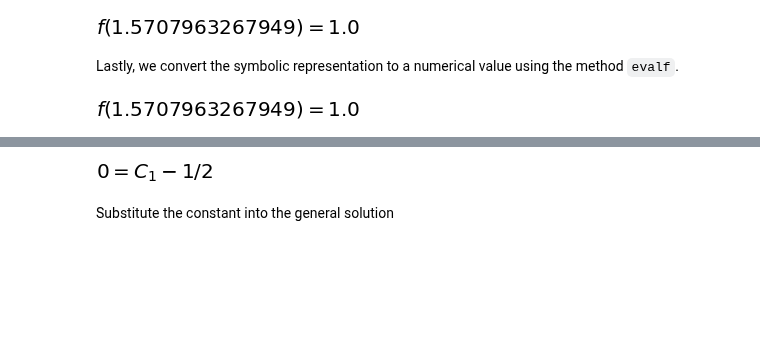
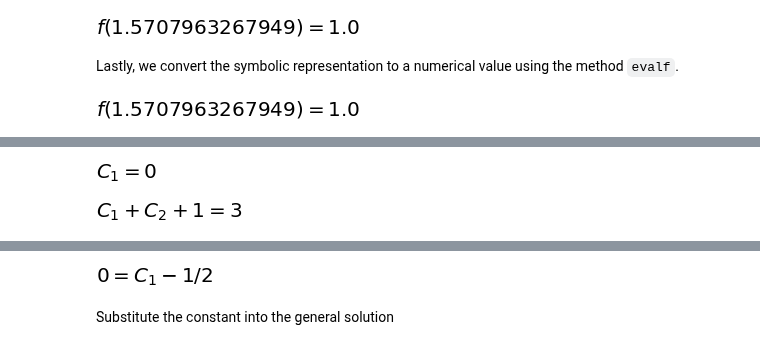
Before and after one commit to vongvanicht/Intro_to_Python, a Jupyter notebook: 08_DifferentialEquations.ipynb, the cells around one changed output, grey strips where cells are left out. Saved outputs shown, nothing was run; the diff lists cells and outputs as text; code cells hidden in the pictures; blank space fills up the shorter version.

```diff
--- a/08_DifferentialEquations.ipynb
+++ b/08_DifferentialEquations.ipynb
@@ -679,0 +711,11 @@ display(spec_sol.evalf())
+# %%
+cnd0 = sy.Eq(gen_sol.rhs.subs(x, 0), 0)           # f(0) = 0
+
+cnd1 = sy.Eq(gen_sol.rhs.subs(x, 1), 3)           # f(1) = 3
+
+#cnd1 = sy.Eq(gen_sol.rhs.diff(x).subs(x, 1), 6)  # f'(1) = 6
+
+display(cnd0, cnd1)
+# %% [output]
+[figure, added]
+[figure, added]
```
Also changed, not shown: parts of 31 cells of this notebook.
